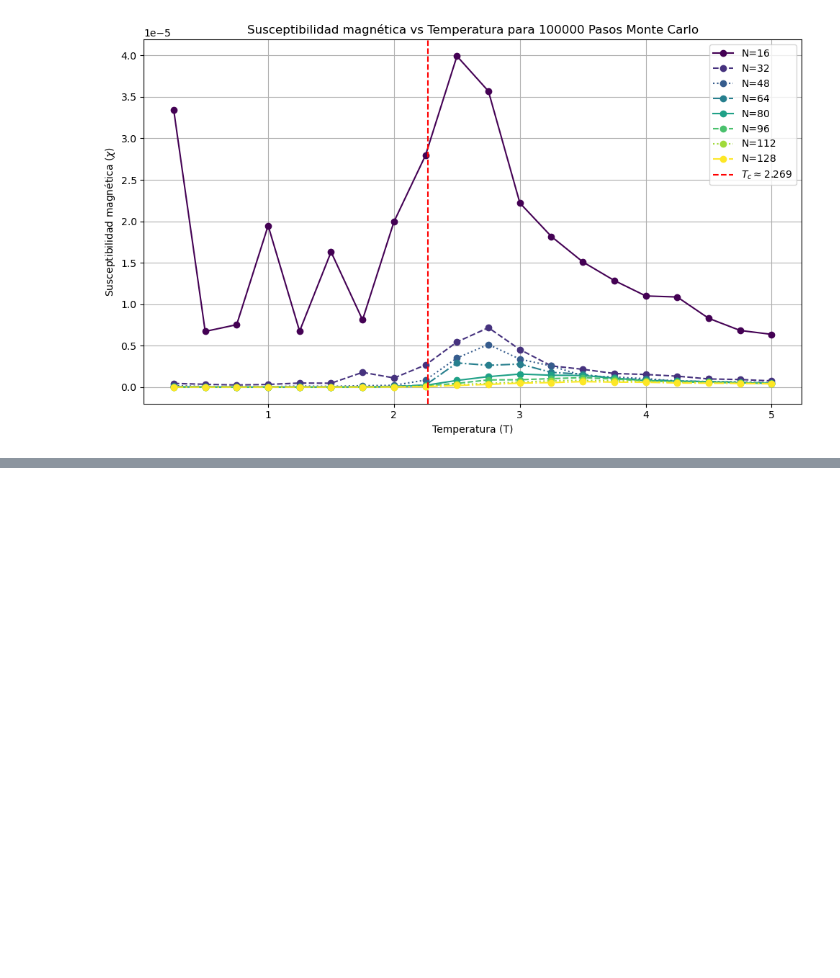
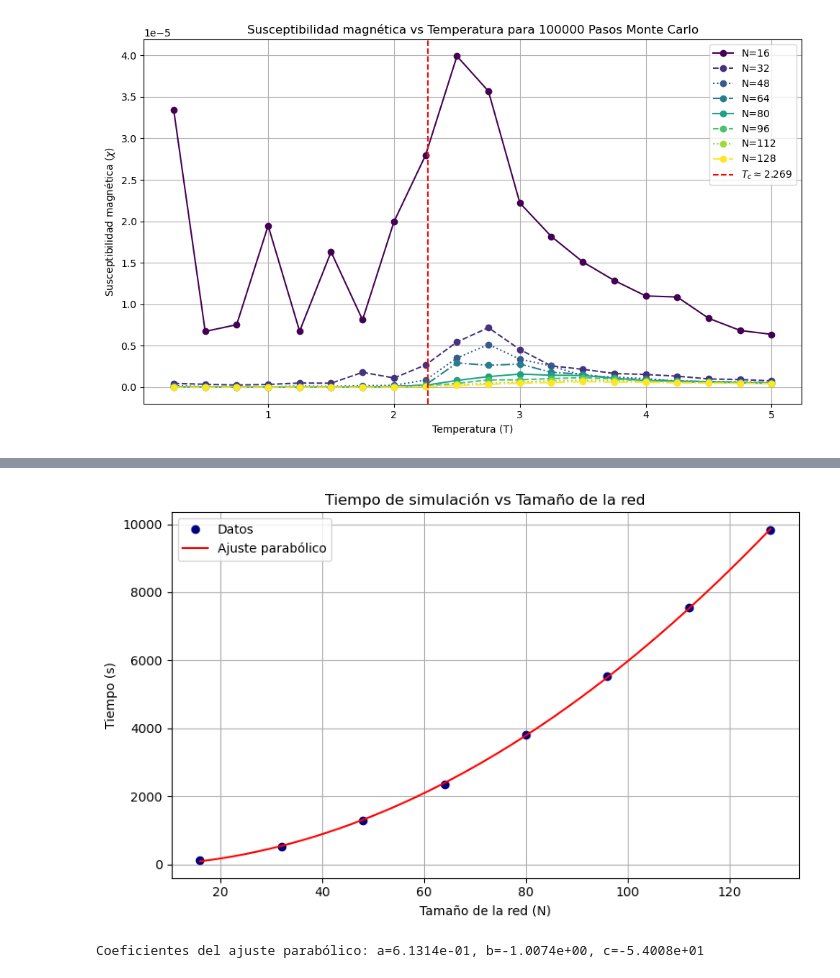
Before and after one commit to jmolmot/ising_kawasaki, a Jupyter notebook: ising_kawasaki_informe.ipynb, the cells around one changed output, grey strips where cells are left out. Saved outputs shown, nothing was run; the diff lists cells and outputs as text; code cells hidden in the pictures; blank space fills up the shorter version.

```diff
--- a/ising_kawasaki_informe.ipynb
+++ b/ising_kawasaki_informe.ipynb
@@ -362,0 +368,30 @@ Estos resultados muestran que realmente no hay ninguna transición de fase al au
+# %%
+import numpy as np
+import matplotlib.pyplot as plt
+
+# Cargar datos
+datos = np.loadtxt('tiemposN.txt')
+N = datos[:, 0]
+tiempos = datos[:, 1]
+
+# Ajuste parabólico: tiempo = a*N^2 + b*N + c
+coef = np.polyfit(N, tiempos, 2)
+ajuste = np.poly1d(coef)
+
+# Graficar datos y ajuste
+plt.figure(figsize=(8,5))
+plt.plot(N, tiempos, marker='o', linestyle='', color='navy', label='Datos')
+N_line = np.linspace(min(N), max(N), 200)
+plt.plot(N_line, ajuste(N_line), color='red', label='Ajuste parabólico')
+plt.xlabel('Tamaño de la red (N)')
+plt.ylabel('Tiempo (s)')
+plt.title('Tiempo de simulación vs Tamaño de la red')
+plt.legend()
+plt.grid(True)
+plt.tight_layout()
+plt.show()
+
+print(f"Coeficientes del ajuste parabólico: a={coef[0]:.4e}, b={coef[1]:.4e}, c={coef[2]:.4e}")
+# %% [output]
+[figure, added]
+Coeficientes del ajuste parabólico: a=6.1314e-01, b=-1.0074e+00, c=-5.4008e+01
```
Also changed, not shown: parts of 1 cell of this notebook, 34 other files.
